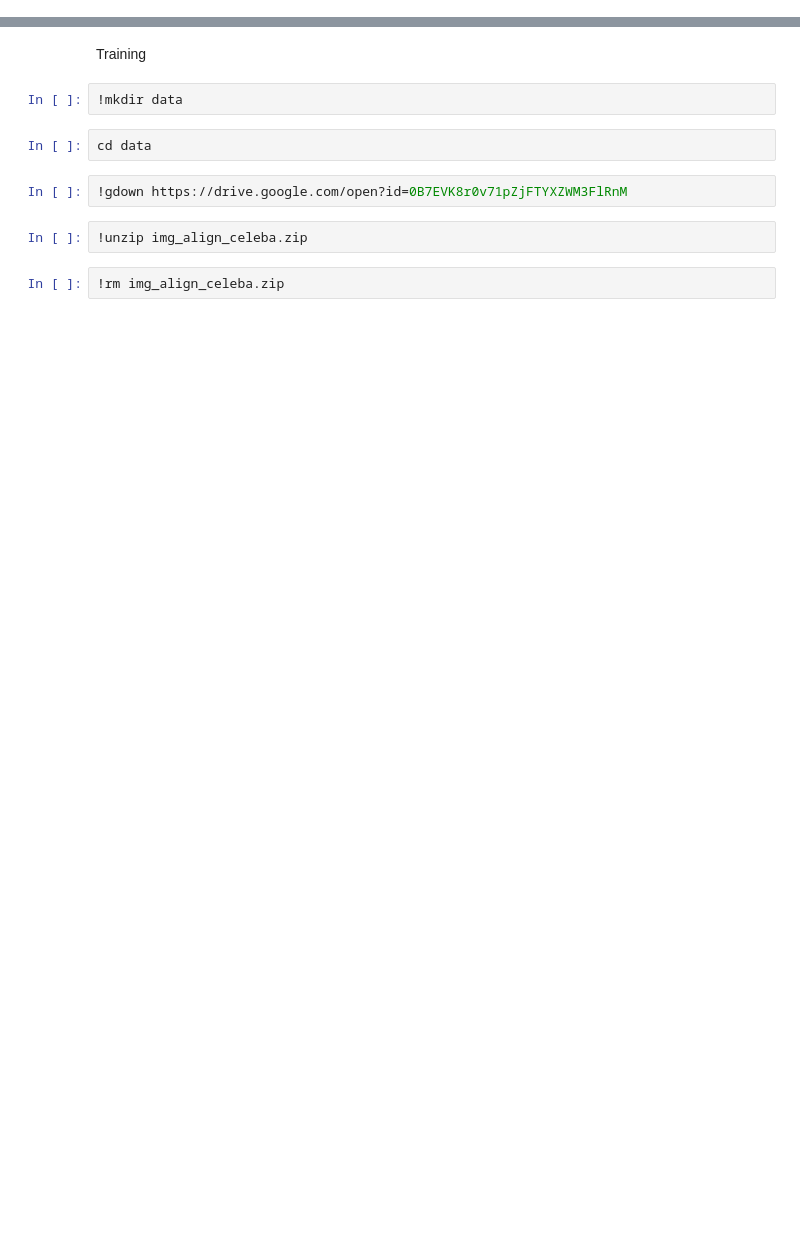
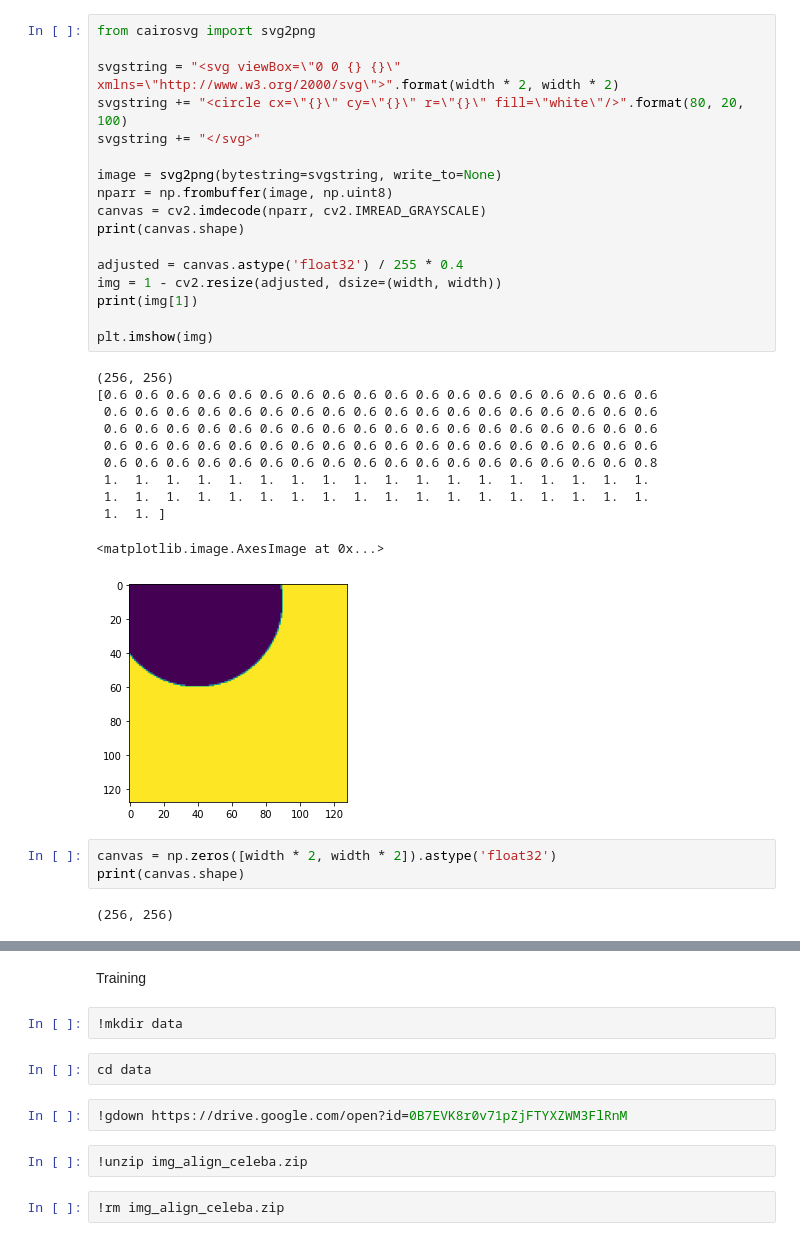
Before and after one commit to lennartkerkvliet/ICCV2019-LearningToPaint, a Jupyter notebook: LearningToPaint.ipynb, the cells around one changed output, grey strips where cells are left out. Cells and saved outputs as stored; diff of their text form; blank space fills up the shorter version.

```diff
--- a/LearningToPaint.ipynb
+++ b/LearningToPaint.ipynb
@@ -44,0 +95,34 @@ display(Image('output/generated399.png'))
+# %%
+from cairosvg import svg2png
+
+svgstring = "<svg viewBox=\"0 0 {} {}\" xmlns=\"http://www.w3.org/2000/svg\">".format(width * 2, width * 2)
+svgstring += "<circle cx=\"{}\" cy=\"{}\" r=\"{}\" fill=\"white\"/>".format(80, 20, 100)
+svgstring += "</svg>"
+
+image = svg2png(bytestring=svgstring, write_to=None)
+nparr = np.frombuffer(image, np.uint8)
+canvas = cv2.imdecode(nparr, cv2.IMREAD_GRAYSCALE)
+print(canvas.shape)
+
+adjusted = canvas.astype('float32') / 255 * 0.4
+img = 1 - cv2.resize(adjusted, dsize=(width, width))
+print(img[1])
+
+plt.imshow(img)
+# %% [output]
+(256, 256)
+[0.6 0.6 0.6 0.6 0.6 0.6 0.6 0.6 0.6 0.6 0.6 0.6 0.6 0.6 0.6 0.6 0.6 0.6
+ 0.6 0.6 0.6 0.6 0.6 0.6 0.6 0.6 0.6 0.6 0.6 0.6 0.6 0.6 0.6 0.6 0.6 0.6
+ 0.6 0.6 0.6 0.6 0.6 0.6 0.6 0.6 0.6 0.6 0.6 0.6 0.6 0.6 0.6 0.6 0.6 0.6
+ 0.6 0.6 0.6 0.6 0.6 0.6 0.6 0.6 0.6 0.6 0.6 0.6 0.6 0.6 0.6 0.6 0.6 0.6
+ 0.6 0.6 0.6 0.6 0.6 0.6 0.6 0.6 0.6 0.6 0.6 0.6 0.6 0.6 0.6 0.6 0.6 0.8
+ 1.  1.  1.  1.  1.  1.  1.  1.  1.  1.  1.  1.  1.  1.  1.  1.  1.  1.
+ 1.  1.  1.  1.  1.  1.  1.  1.  1.  1.  1.  1.  1.  1.  1.  1.  1.  1.
+ 1.  1. ]
+<matplotlib.image.AxesImage at 0x...>
+[figure, added]
+# %%
+canvas = np.zeros([width * 2, width * 2]).astype('float32')
+print(canvas.shape)
+# %% [output]
+(256, 256)
```
Also changed, not shown: parts of 7 cells of this notebook, 2 other files.
